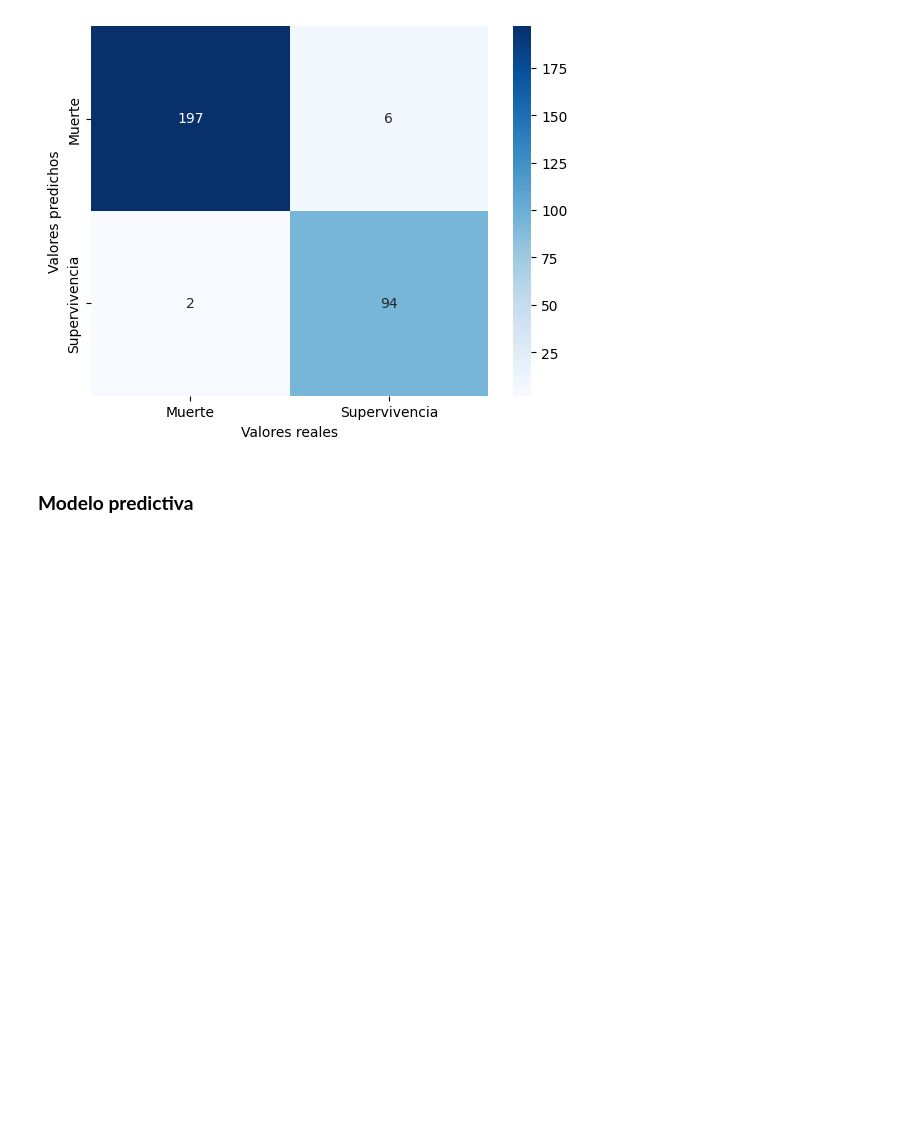
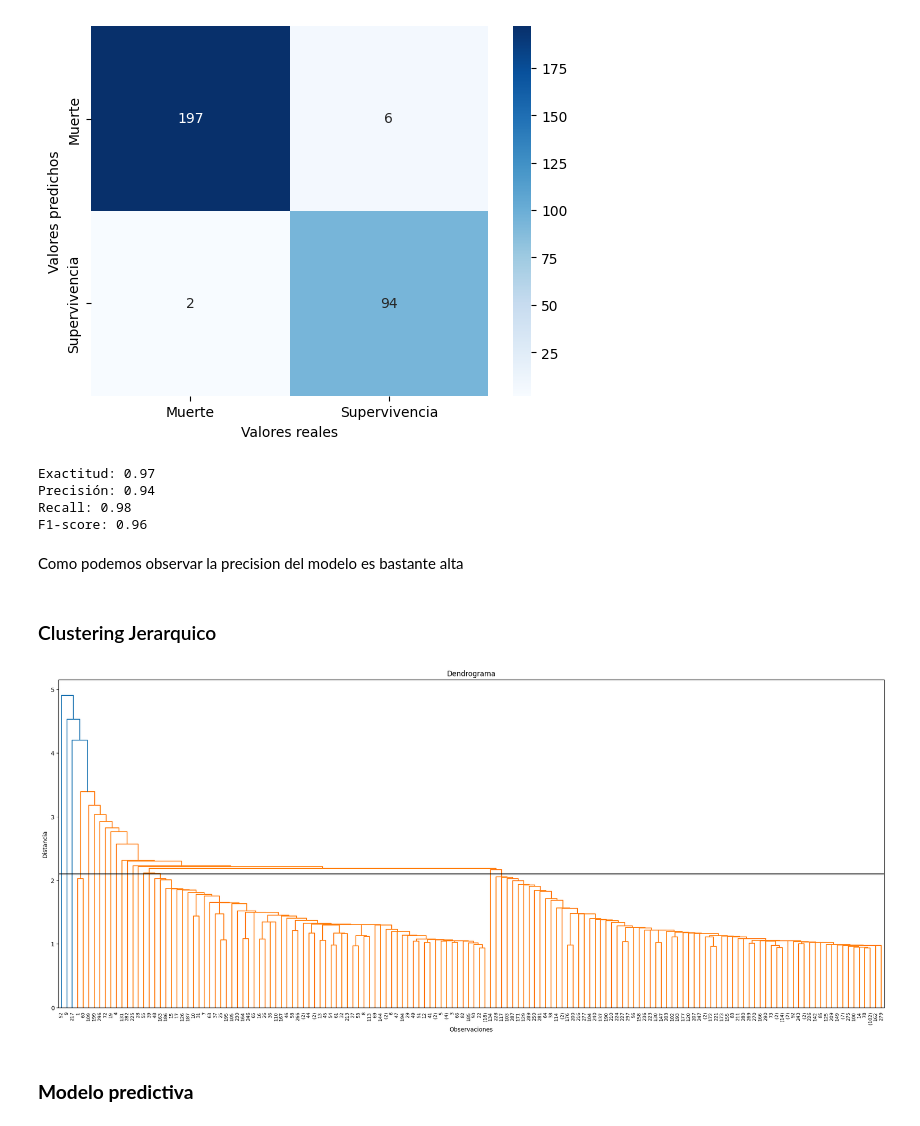
Before and after one commit to 2jcortesj2/Estadistica1, a Jupyter notebook: TrabajoFinal.ipynb, the cells around one changed output. Cells and saved outputs as stored; diff of their text form; code cells hidden in the pictures; blank space fills up the shorter version.

```diff
--- a/TrabajoFinal.ipynb
+++ b/TrabajoFinal.ipynb
@@ -294,6 +298,47 @@ plt.xlabel('Valores reales')
 # %% [output]
 Text(0.5, 23.52222222222222, 'Valores reales')
 [figure]
+# %%
+# Calcular la precisión del modelo
+precision = precision_score(heart_df['DEATH_EVENT'], y_km)
+# Calcular la exactitud
+exactitud = accuracy_score(heart_df['DEATH_EVENT'], y_km)
+# Calcular el recall
+recall = recall_score(heart_df['DEATH_EVENT'], y_km)
+# Calcular el F1-score
+f1 = f1_score(heart_df['DEATH_EVENT'], y_km)
+
+
+print(f'Exactitud: {exactitud:.2f}')
+print(f'Precisión: {precision:.2f}')
+print(f'Recall: {recall:.2f}')
+print(f'F1-score: {f1:.2f}')
+# %% [output]
+Exactitud: 0.97
+Precisión: 0.94
+Recall: 0.98
+F1-score: 0.96
+# %% [markdown]
+Como podemos observar la precision del modelo es bastante alta
+# %% [markdown]
+### Clustering Jerarquico
+# %%
+H = linkage(scaled_1, 'single')
+# %%
+max_d = 2.1
+plt.figure(figsize=(25, 10))
+plt.title('Dendrograma')
+plt.xlabel('Observaciones')
+plt.ylabel('Distancia')
+dendrogram(
+    H, truncate_mode='lastp',
+    p=150, leaf_rotation=90.,
+    leaf_font_size=8.,
+)
+plt.axhline(y=max_d, c='k')
+plt.show()
+# %% [output]
+[figure, added]
 # %% [markdown]
 ### **Modelo predictiva**
 # %% [markdown]
```
Also changed, not shown: parts of 9 cells of this notebook.
